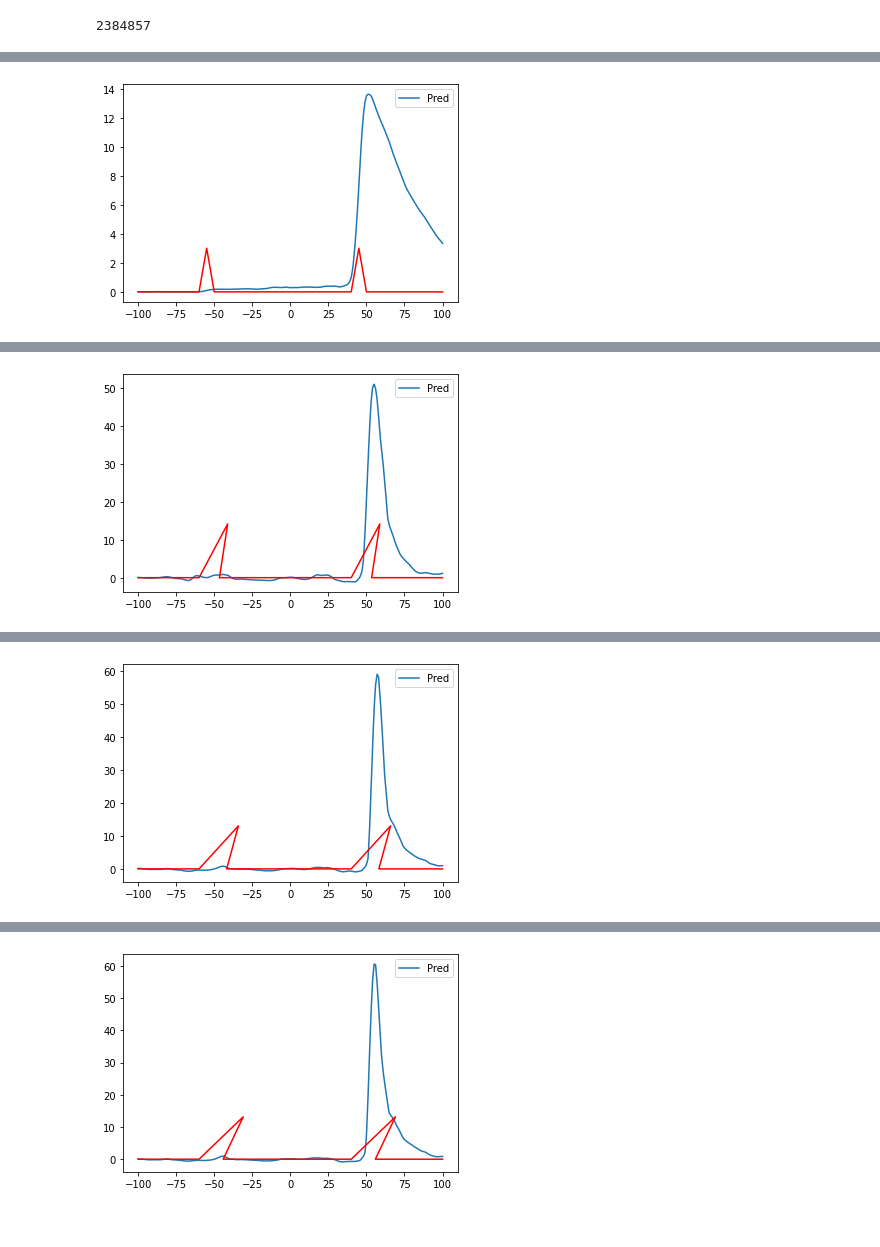
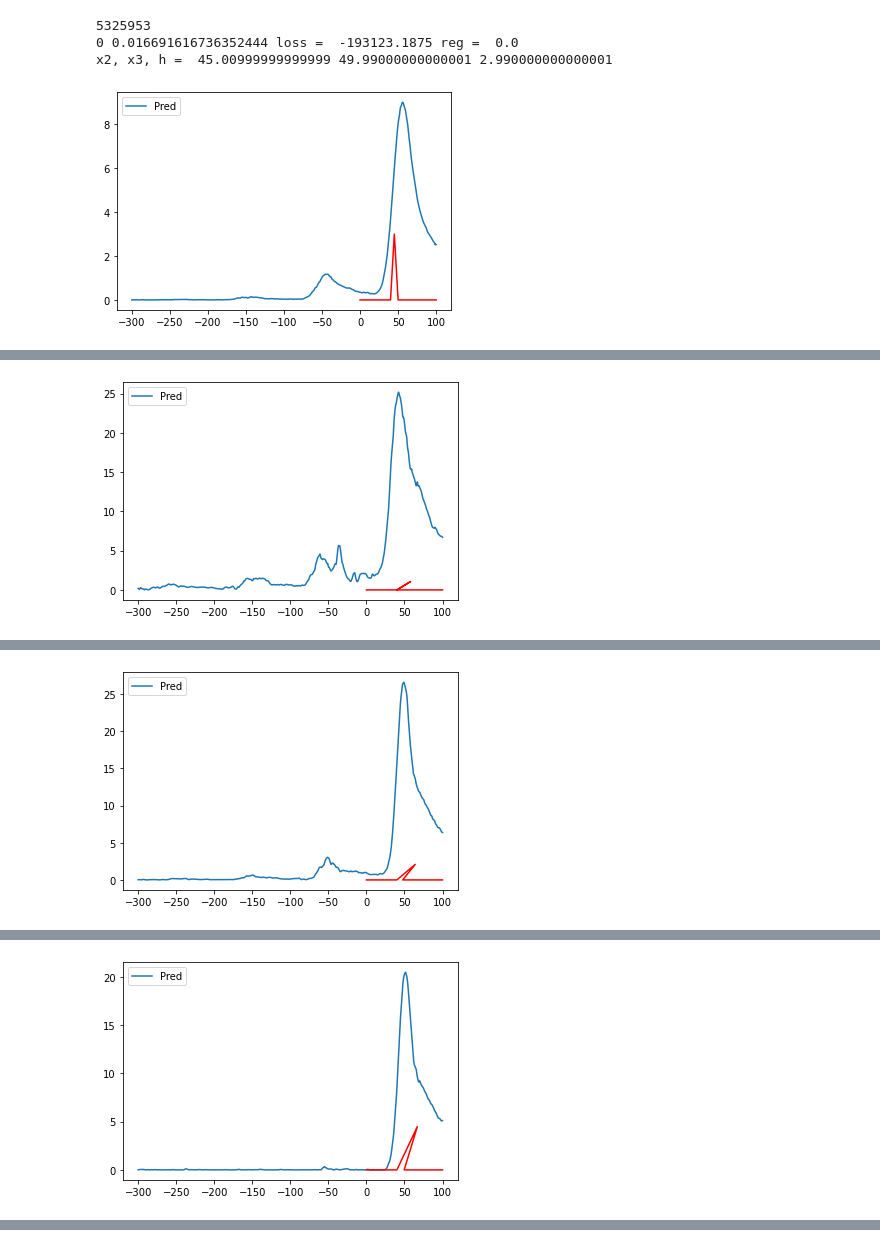
Before and after one commit to zongyi-li/Geo-FNO-catheter, a Jupyter notebook: data_design.ipynb, the cells around one changed output, grey strips where cells are left out. Cells and saved outputs as stored; diff of their text form; code cells hidden in the pictures.

```diff
--- a/data_design.ipynb
+++ b/data_design.ipynb
@@ -193,54 +98,62 @@ print("1d Y error = ", np.linalg.norm(Y0 - Y.numpy()))
 # %%
 ################################################################
-# inverse optimization for 2d
+# inverse optimization for 1d
 ################################################################
-model = torch.load("catheter_plain_model_100", map_location=device)
+n_periods = 4
+
+model = torch.load("catheter_plain_model_1d500", map_location=device)
 print(count_params(model))
 
 learning_rate = 0.01
 epochs = 5001
 step_size = 1000
 gamma = 0.5
+
+theta0 = torch.tensor(np.array([45,50,3], dtype=np.float))
 theta = torch.tensor(np.array([45,50,3], dtype=np.float), requires_grad=True)
 optimizer = Adam([theta], lr=learning_rate)
 scheduler = torch.optim.lr_scheduler.StepLR(optimizer, step_size=step_size, gamma=gamma)
 
 myloss = LpLoss(size_average=False)
-xx_mask = torch.linspace(-100, 100, 2001, dtype=torch.float).to(device)
+xx_mask = torch.linspace(-100*(n_periods-1), 100, n_periods*1000+1, dtype=torch.float).to(device)
 
 for ep in range(epochs):
     model.train()
     t1 = default_timer()
 
-    x, XC, YC = Theta2Mesh_2d(theta)
+    x, XC, YC = Theta2Mesh_1d(theta)
 
 
-    out = model(x).flatten()
+    out = torch.clip(model(x).flatten(), min=0.0)
 
     # maximize negative mean
     loss = -torch.dot(out, xx_mask)
-    reg = torch.norm(theta)
-    loss_sum = loss + 1*reg
+    reg = torch.norm(theta - theta0)
+    loss_sum = loss + 1e4*reg
     loss_sum.backward()
 
     optimizer.step()
     scheduler.step()
 
     t2 = default_timer()
-    print(ep, t2 - t1,  "loss = ", loss.item(), "reg = ", reg.item())
 
     if ep%step_size==0:
+        print(ep, t2 - t1,  "loss = ", loss.item(), "reg = ", reg.item())
+
         theta_np = theta.detach().cpu().numpy()
 
         x2, x3, h = theta_np
         print("x2, x3, h = ", x2, x3, h)
 
-        bottom_x, bottom_y = np.array([0-100, 40.0-100, x2-100, x3-100, 0, 40.0, x2, x3, 100.0]),  np.array([0, 0.0, h, 0, 0.0, 0, h, 0, 0.0])
+        bottom_x, bottom_y = np.array([0, 40.0, x2, x3, 100.0]),  np.array([0.0, 0, h, 0, 0.0])
 
         plt.figure()
         plt.plot(xx_mask.detach().cpu().numpy(), out.detach().cpu().numpy(), label="Pred")
         plt.plot(bottom_x, bottom_y, color="r")
         plt.legend()
         plt.show()
 # %% [output]
-2384857
+5325953
+0 0.016691616736352444 loss =  -193123.1875 reg =  0.0
+x2, x3, h =  45.00999999999999 49.99000000000001 2.990000000000001
+[figure, new version]
@@ -248,0 +162 @@ Deprecated in NumPy 1.20; for more details and guidance: https://numpy.org/devdo
+[figure, new version]
@@ -251 +165 @@ x2, x3, h =  45.217196750854136 49.78252418783121 3.2153846932480055
-[figure, old version]
+[figure, new version]
@@ -269 +168 @@ x2, x3, h =  45.00999999999999 49.990000000000435 3.0099999999999976
-[figure, old version]
+[figure, new version]
@@ -287 +170,0 @@ x2, x3, h =  58.82020505362776 53.402647349963566 14.154681312272901
-[figure, old version]
@@ -305 +173,0 @@ x2, x3, h =  65.85979348849388 58.15581341965814 13.051337350195018
-[figure, old version]
```
Also changed, not shown: parts of 4 cells of this notebook, 7 other files.
